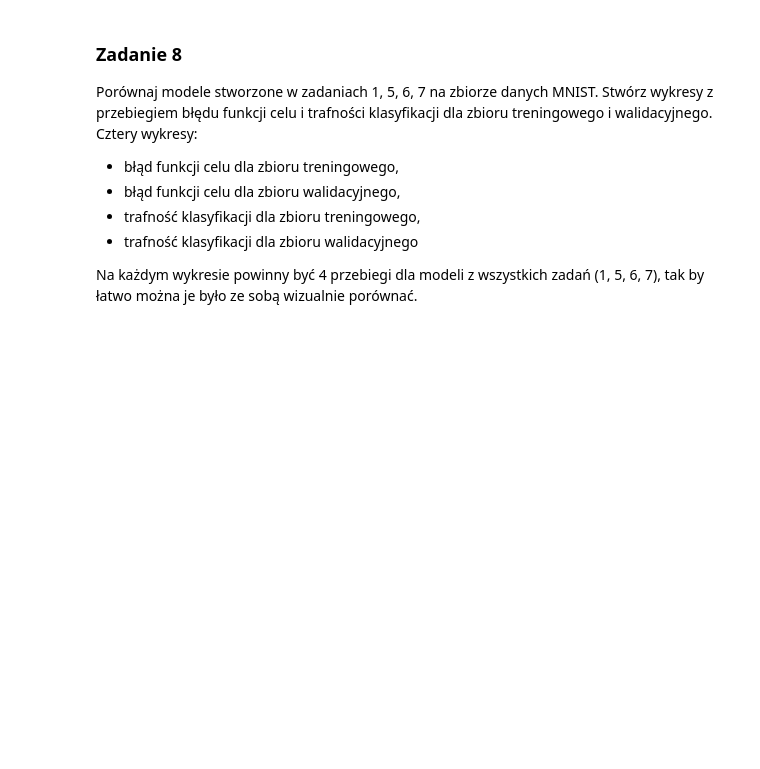
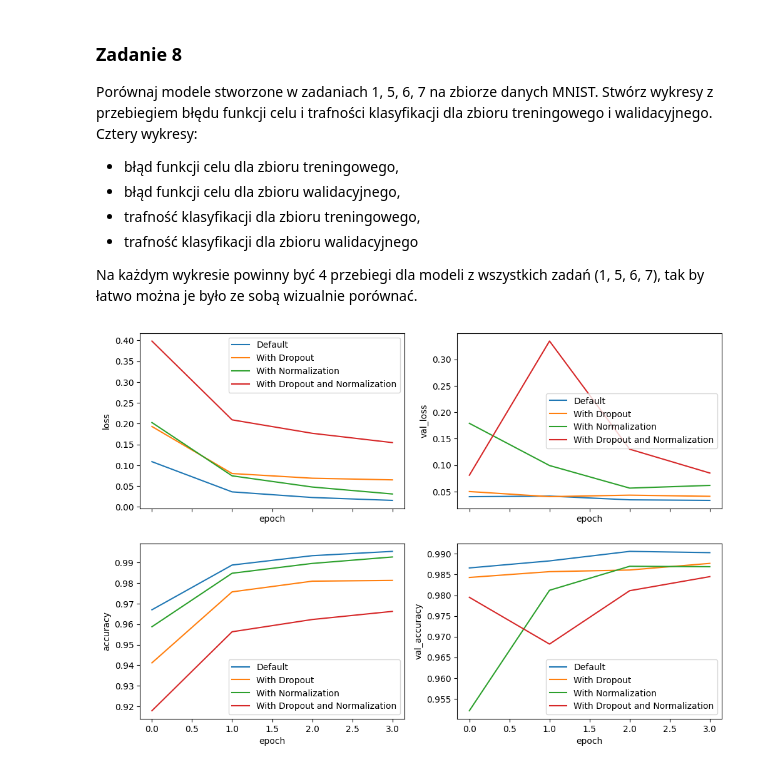
Before and after one commit to Mimikkk/eio-2022, a Jupyter notebook: deep-learning/exercise-5-tensorflow-keras/main.ipynb, the cells around one changed output. Saved outputs shown, nothing was run; the diff lists cells and outputs as text; code cells hidden in the pictures; blank space fills up the shorter version.

```diff
--- a/deep-learning/exercise-5-tensorflow-keras/main.ipynb
+++ b/deep-learning/exercise-5-tensorflow-keras/main.ipynb
@@ -185,0 +214,26 @@ Zmodyfikuj model z zadania 1, zamieniając warstwy konwolucyjne na dwa modele bl
+# %%
+class ResNet(Model):
+  def __init__(self, num_classes):
+    super().__init__(name='ResNet')
+    self.num_classes = num_classes
+    self.res_1 = ResBlock()
+    self.res_2 = ResBlock()
+    self.pool_1 = MaxPooling2D()
+    self.flatten = Flatten()
+    self.dense_1 = Dense(128, activation='relu')
+    self.dense_2 = Dense(num_classes, activation='softmax')
+
+  def call(self, inputs):
+    return pipe(
+      self.res_1,
+      self.res_2,
+      self.pool_1,
+      self.flatten,
+      self.dense_1,
+      self.dense_2
+    )(inputs)
+
+
+resnet = ResNet(num_classes=10)
+resnet.compile(optimizer=RMSprop(), loss='categorical_crossentropy', metrics=['accuracy'])
+resnet.fit(x_train, y_train, batch_size=32, epochs=4, validation_data=(x_test, y_test))
@@ -228,0 +458,20 @@ Na każdym wykresie powinny być 4 przebiegi dla modeli z wszystkich zadań (1,
+# %%
+import matplotlib.pyplot as plt
+
+fig, axes = plt.subplots(nrows=2, ncols=2, figsize=(12, 8), sharex=True)
+
+params = 'loss', 'val_loss', 'accuracy', 'val_accuracy'
+for (axis, parameter) in zip(axes.reshape(-1), params):
+  axis.plot(beans_1_history.history[parameter])
+  axis.plot(beans_2_history.history[parameter])
+  axis.plot(beans_3_history.history[parameter])
+  axis.plot(beans_4_history.history[parameter])
+  axis.set_ylabel(parameter)
+  axis.set_xlabel('epoch')
+  axis.legend(
+    ['Default', 'With Dropout', 'With Normalization', 'With Dropout and Normalization'],
+  )
+
+plt.show()
+# %% [output]
+[figure, added]
```
Also changed, not shown: parts of 21 cells of this notebook, 2 other files.
